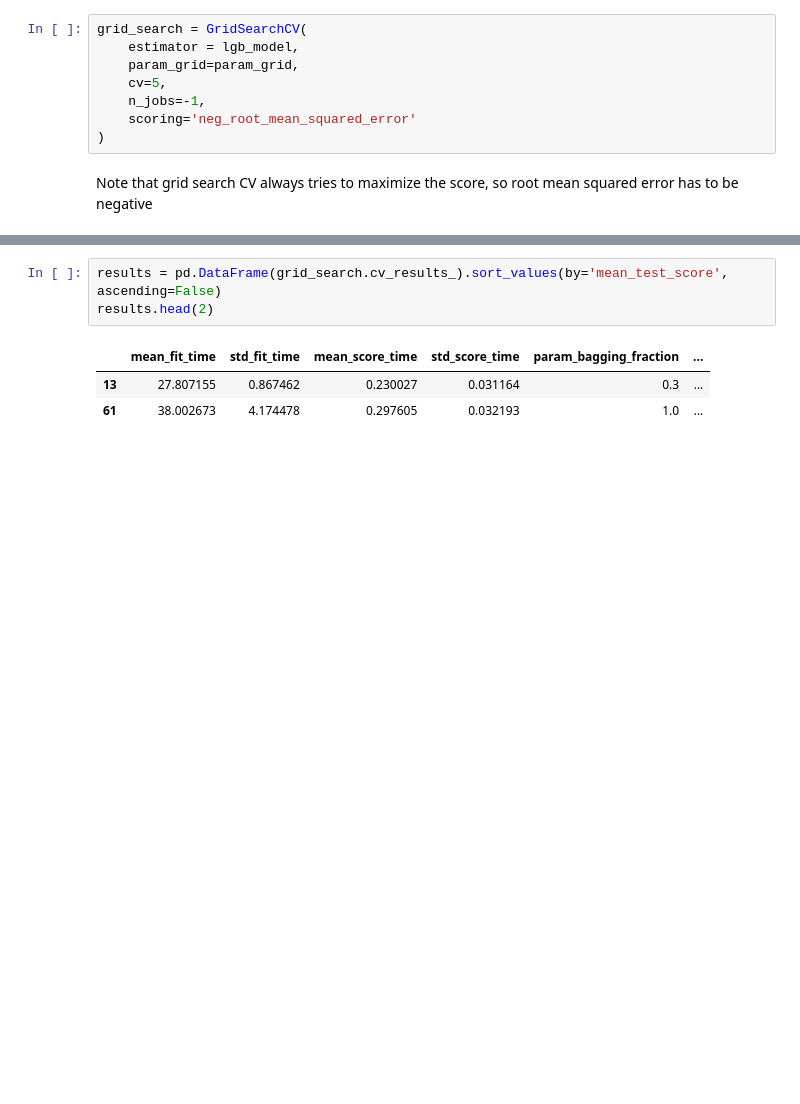
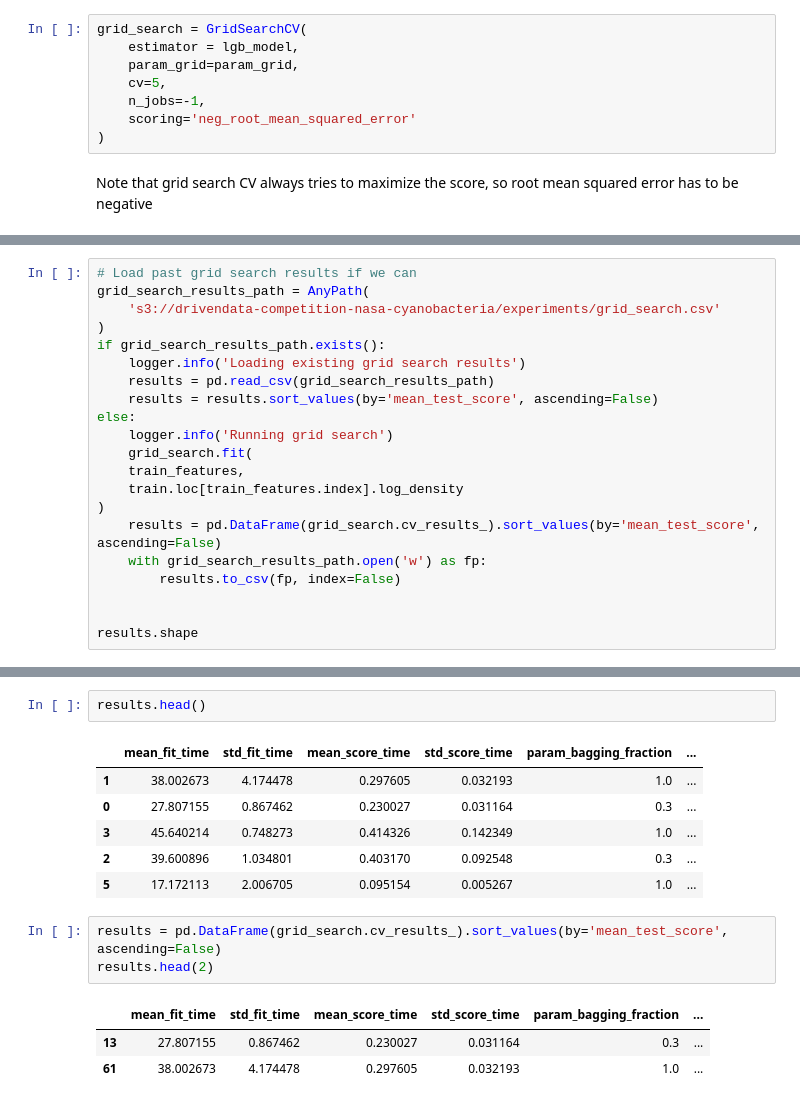
Before and after one commit to drivendataorg/cyfi, a Jupyter notebook: notebooks/0.1-klw-gridsearch.ipynb, the cells around one changed output, grey strips where cells are left out. Saved outputs shown, nothing was run; the diff lists cells and outputs as text; blank space fills up the shorter version.

```diff
--- a/notebooks/0.1-klw-gridsearch.ipynb
+++ b/notebooks/0.1-klw-gridsearch.ipynb
@@ -134,0 +104,21 @@ GridSearchCV(cv=5, estimator=LGBMModel(metric='rmse', objective='regression'),
+# %%
+# Load past grid search results if we can
+grid_search_results_path = AnyPath(
+    's3://drivendata-competition-nasa-cyanobacteria/experiments/grid_search.csv'
+)
+if grid_search_results_path.exists():
+    logger.info('Loading existing grid search results')
+    results = pd.read_csv(grid_search_results_path)
+    results = results.sort_values(by='mean_test_score', ascending=False)
+else:
+    logger.info('Running grid search')
+    grid_search.fit(
+    train_features,
+    train.loc[train_features.index].log_density
+)
+    results = pd.DataFrame(grid_search.cv_results_).sort_values(by='mean_test_score', ascending=False)
+    with grid_search_results_path.open('w') as fp:
+        results.to_csv(fp, index=False)
+
+
+results.shape
@@ -135,3 +128,12 @@ GridSearchCV(cv=5, estimator=LGBMModel(metric='rmse', objective='regression'),
+# %%
+results.head()
+# %% [output]
+|  | mean_fit_time | std_fit_time | mean_score_time | std_score_time | param_bagging_fraction | ... |
+| 1 | 38.002673 | 4.174478 | 0.297605 | 0.032193 | 1.0 | ... |
+| 0 | 27.807155 | 0.867462 | 0.230027 | 0.031164 | 0.3 | ... |
+| 3 | 45.640214 | 0.748273 | 0.414326 | 0.142349 | 1.0 | ... |
+| 2 | 39.600896 | 1.034801 | 0.403170 | 0.092548 | 0.3 | ... |
+| 5 | 17.172113 | 2.006705 | 0.095154 | 0.005267 | 1.0 | ... |
 # %%
 results = pd.DataFrame(grid_search.cv_results_).sort_values(by='mean_test_score', ascending=False)
 results.head(2)
```
Also changed, not shown: parts of 3 cells of this notebook, 1 other file.
